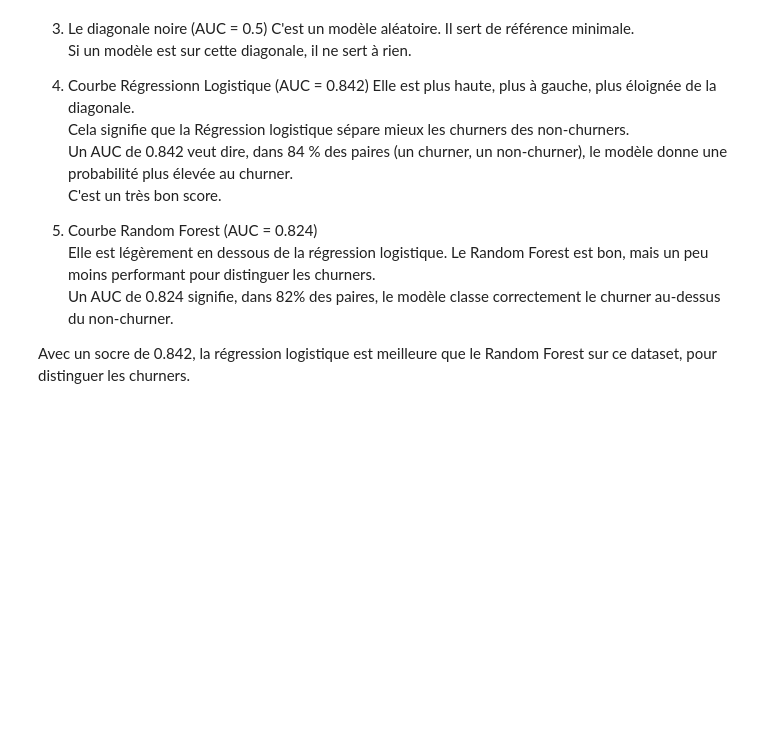
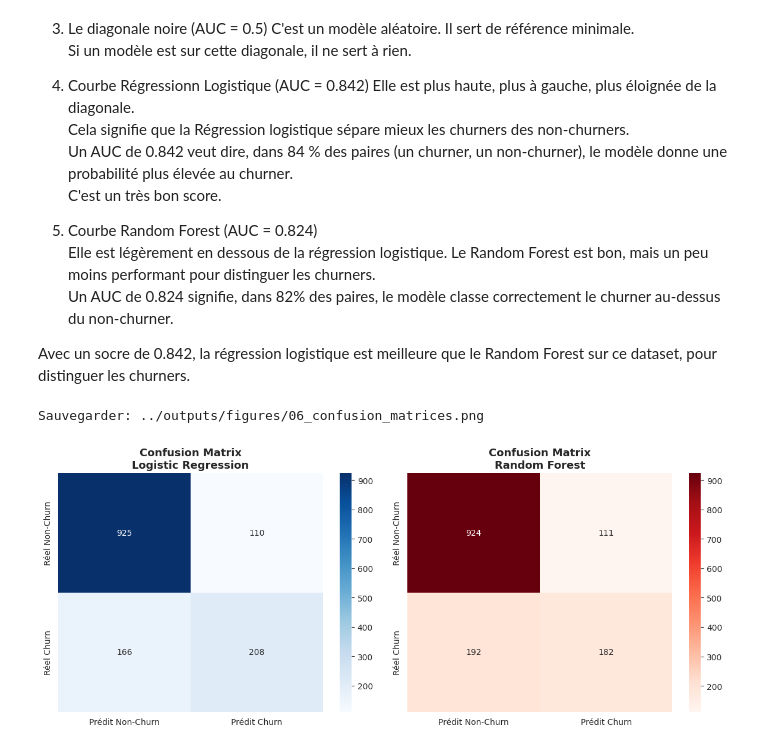
Before and after one commit to Haja-rabemananjara/Churn_Client_T-l-com, a Jupyter notebook: notebooks/05_machine_learning.ipynb, the cells around one changed output. Drawn from its saved outputs; the diff is of its cells as text; code cells hidden in the pictures; blank space fills up the shorter version.

Commit message:
feat: creation de la viz plot_confusion_matrices

```diff
--- a/notebooks/05_machine_learning.ipynb
+++ b/notebooks/05_machine_learning.ipynb
@@ -241,3 +242,13 @@ Elle est légèrement en dessous de la régression logistique. Le Random Forest
 Un AUC de 0.824 signifie, dans 82% des paires, le modèle classe correctement le churner au-dessus du non-churner.
 
 Avec un socre de 0.842, la régression logistique est meilleure que le Random Forest sur ce dataset, pour distinguer les churners.
+# %%
+# Matrices de confusion - lire : ligne = réel, colonne = prédit
+fig_cm = plot_confusion_matrices(
+    y_test,
+    models_preds={'Logistic Regression': y_pred_lr, 'Random Forest': y_pred_rf},
+    save_as="06_confusion_matrices.png"
+)
+# %% [output]
+Sauvegarder: ../outputs/figures/06_confusion_matrices.png
+[figure, added]
```
Also changed, not shown: parts of 1 cell of this notebook, 1 other file.
